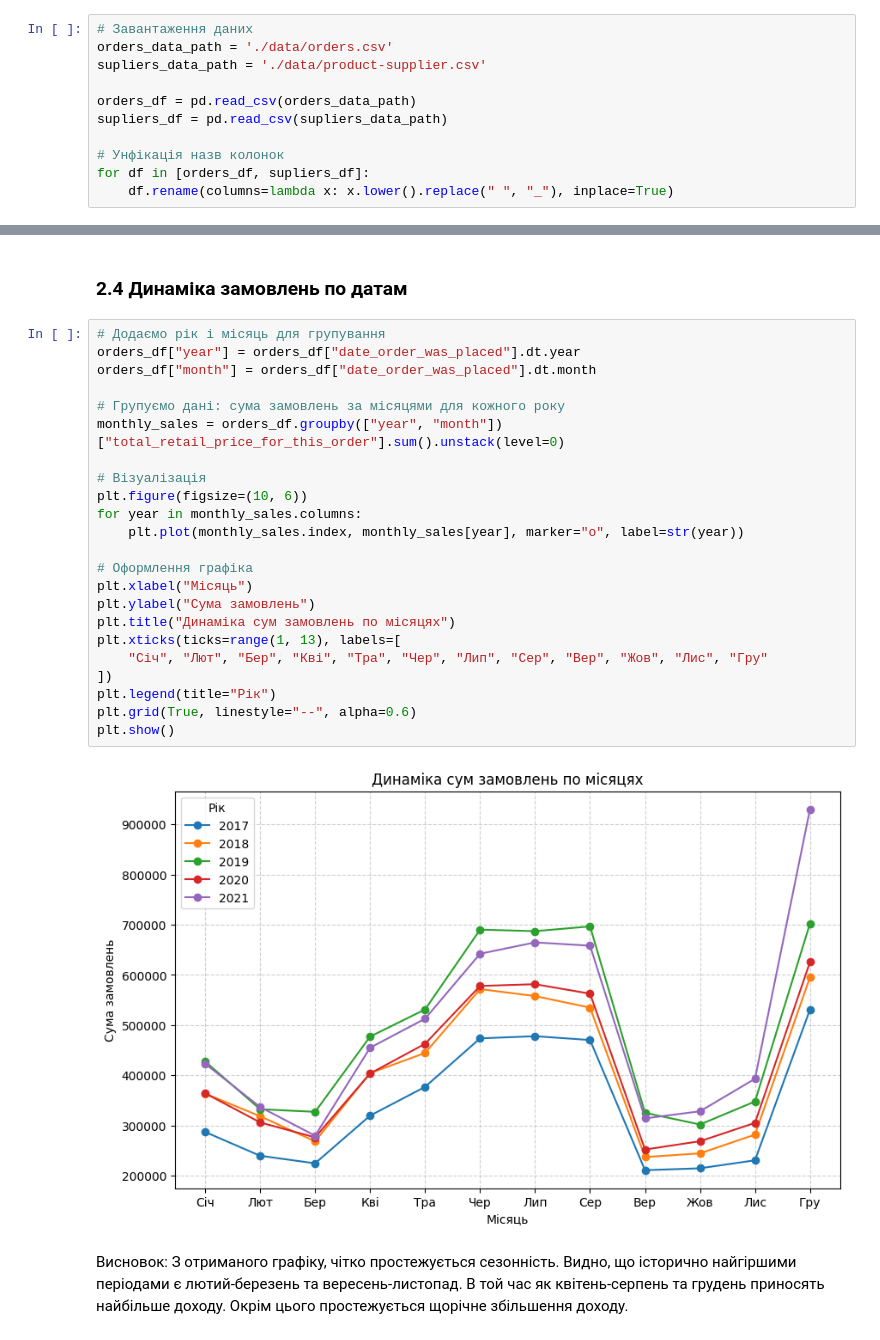
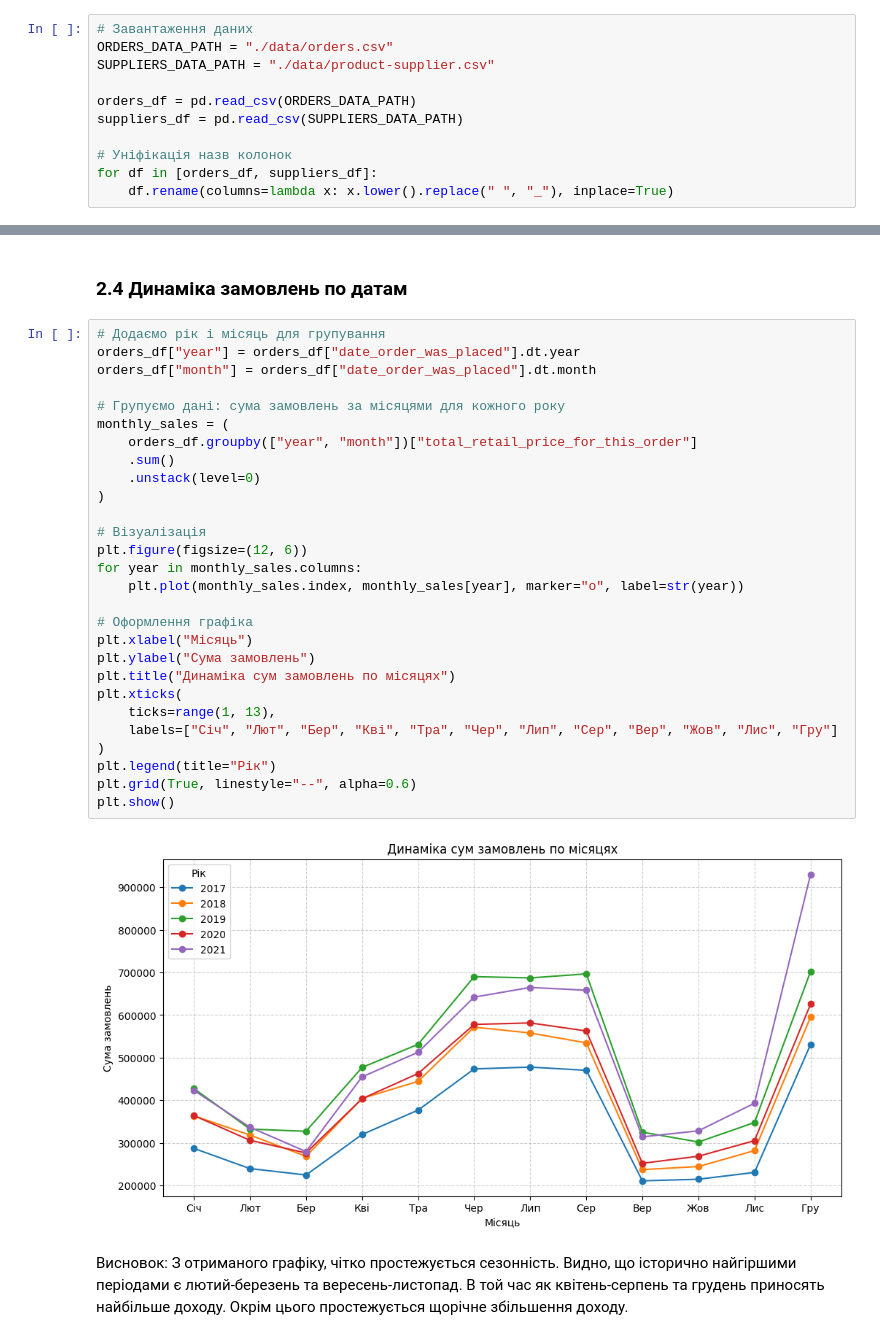
Before and after one commit to Samanta397/Wholesale_And_Retail_Orders_Analysis, a Jupyter notebook: Wholesale_And_Retail_Orders.ipynb, the cells around one changed output, grey strips where cells are left out. Drawn from its saved outputs; the diff is of its cells as text.

```diff
--- a/Wholesale_And_Retail_Orders.ipynb
+++ b/Wholesale_And_Retail_Orders.ipynb
@@ -9,13 +9,13 @@ import matplotlib.pyplot as plt
 # %%
 # Завантаження даних
-orders_data_path = './data/orders.csv'
-supliers_data_path = './data/product-supplier.csv'
+ORDERS_DATA_PATH = "./data/orders.csv"
+SUPPLIERS_DATA_PATH = "./data/product-supplier.csv"
 
-orders_df = pd.read_csv(orders_data_path)
-supliers_df = pd.read_csv(supliers_data_path)
+orders_df = pd.read_csv(ORDERS_DATA_PATH)
+suppliers_df = pd.read_csv(SUPPLIERS_DATA_PATH)
 
-# Унфікація назв колонок
-for df in [orders_df, supliers_df]:
+# Уніфікація назв колонок
+for df in [orders_df, suppliers_df]:
     df.rename(columns=lambda x: x.lower().replace(" ", "_"), inplace=True)
 # %% [markdown]
 #### 1.1 Перегляд та підготовка даних датасету orders
@@ -228,28 +236,33 @@ plt.show()
 # %%
 # Додаємо рік і місяць для групування
 orders_df["year"] = orders_df["date_order_was_placed"].dt.year
 orders_df["month"] = orders_df["date_order_was_placed"].dt.month
 
 # Групуємо дані: сума замовлень за місяцями для кожного року
-monthly_sales = orders_df.groupby(["year", "month"])["total_retail_price_for_this_order"].sum().unstack(level=0)
+monthly_sales = (
+    orders_df.groupby(["year", "month"])["total_retail_price_for_this_order"]
+    .sum()
+    .unstack(level=0)
+)
 
 # Візуалізація
-plt.figure(figsize=(10, 6))
+plt.figure(figsize=(12, 6))
 for year in monthly_sales.columns:
     plt.plot(monthly_sales.index, monthly_sales[year], marker="o", label=str(year))
 
 # Оформлення графіка
 plt.xlabel("Місяць")
 plt.ylabel("Сума замовлень")
 plt.title("Динаміка сум замовлень по місяцях")
-plt.xticks(ticks=range(1, 13), labels=[
-    "Січ", "Лют", "Бер", "Кві", "Тра", "Чер", "Лип", "Сер", "Вер", "Жов", "Лис", "Гру"
-])
+plt.xticks(
+    ticks=range(1, 13),
+    labels=["Січ", "Лют", "Бер", "Кві", "Тра", "Чер", "Лип", "Сер", "Вер", "Жов", "Лис", "Гру"]
+)
 plt.legend(title="Рік")
 plt.grid(True, linestyle="--", alpha=0.6)
 plt.show()
 # %% [output]
-[figure, old version]
+[figure, new version]
 # %% [markdown]
 Висновок: З отриманого графіку, чітко простежується сезонність. Видно, що історично найгіршими періодами є лютий-березень та вересень-листопад. В той час як квітень-серпень та грудень приносять найбільше доходу. Окрім цього простежується щорічне збільшення доходу.
 # %% [markdown]
```
Also changed, not shown: parts of 22 cells of this notebook.
